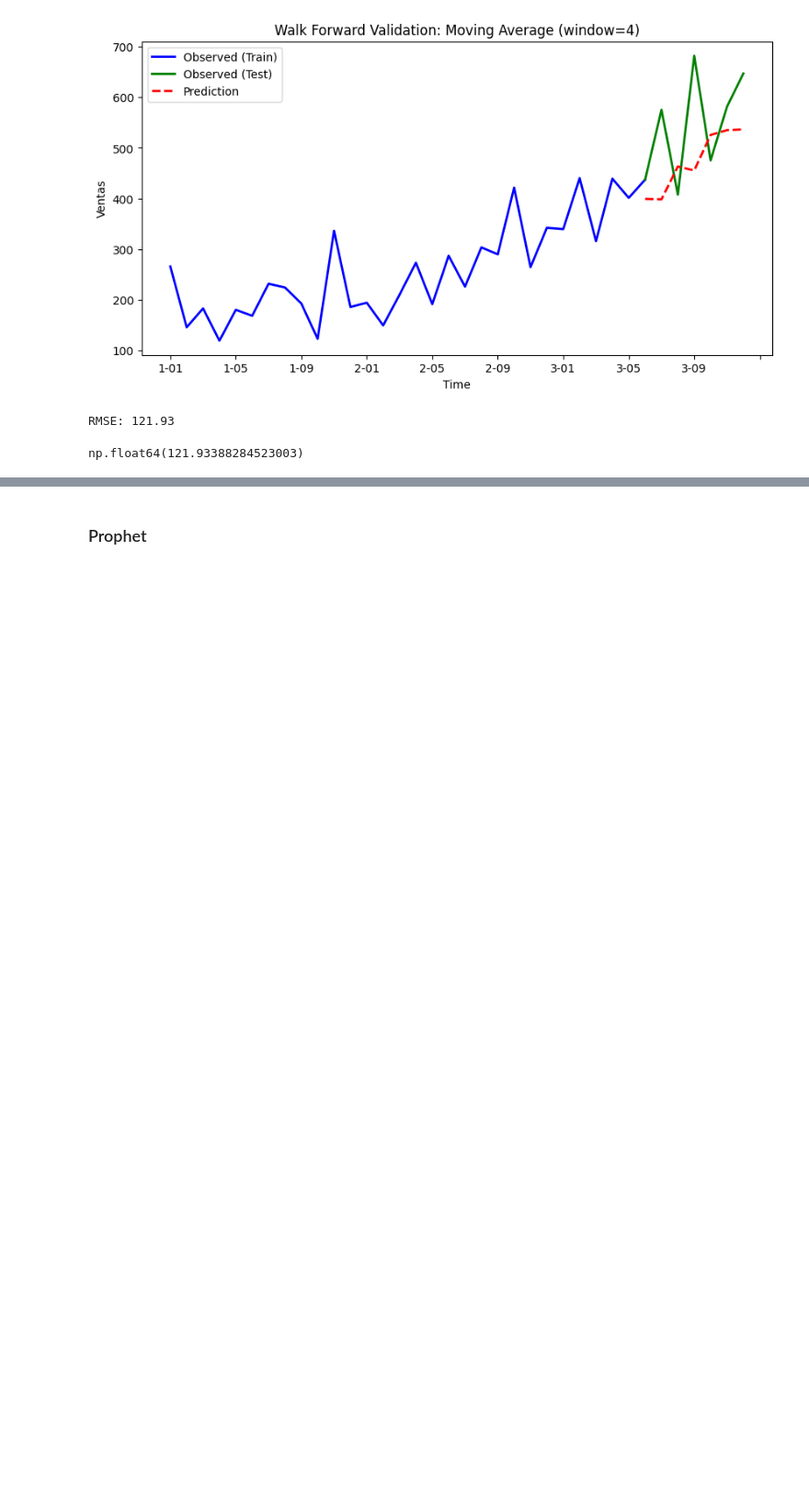
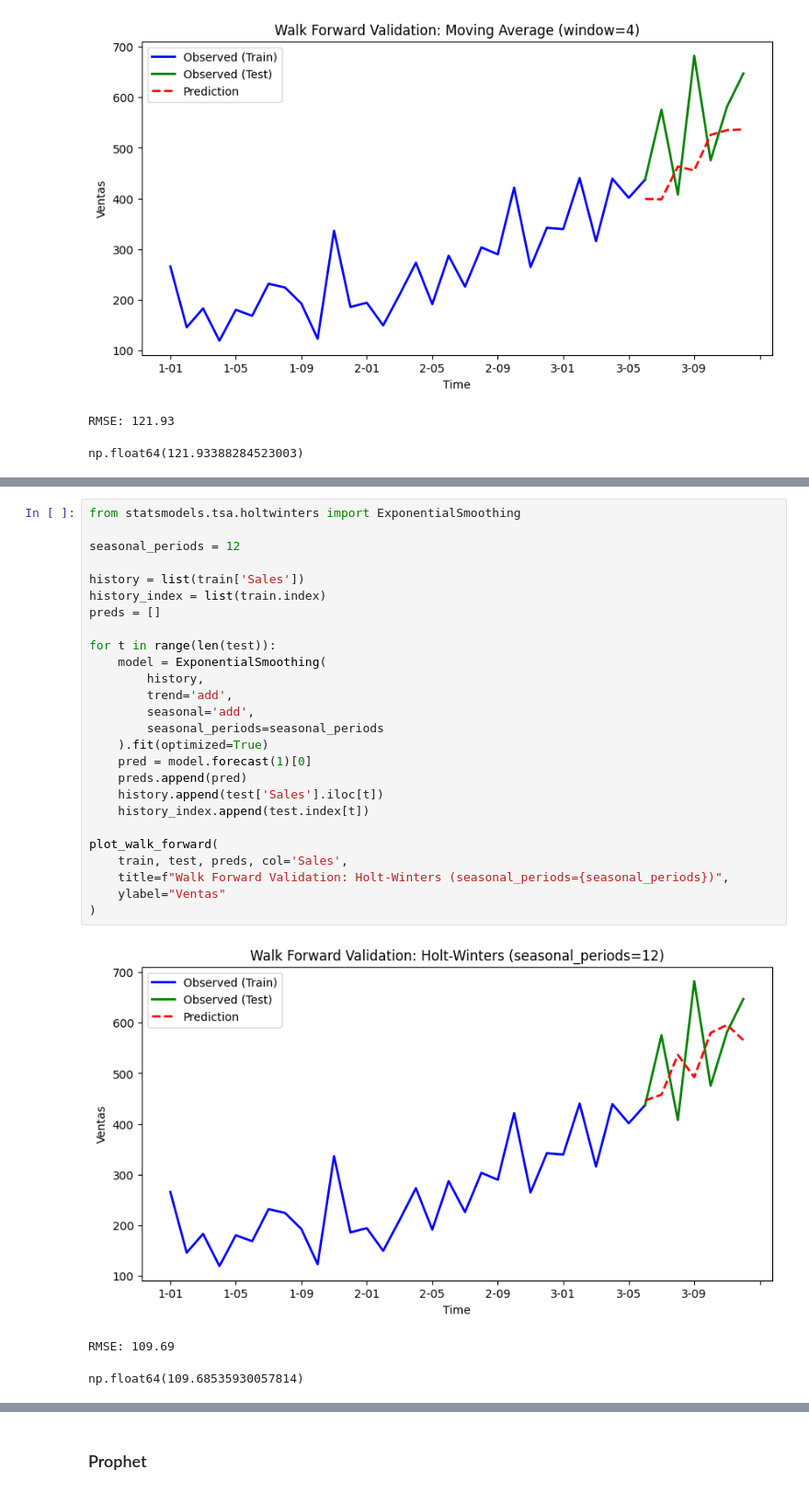
Before and after one commit to Its-Japo/DataScience, a Jupyter notebook: Lab1/main.ipynb, the cells around one changed output, grey strips where cells are left out. Shown at 92% size. Saved outputs shown, nothing was run; the diff lists cells and outputs as text; blank space fills up the shorter version.

```diff
--- a/Lab1/main.ipynb
+++ b/Lab1/main.ipynb
@@ -180,0 +226,30 @@ np.float64(111.5106230258761)
+# %%
+from statsmodels.tsa.holtwinters import ExponentialSmoothing
+
+seasonal_periods = 12
+
+history = list(train['Sales'])
+history_index = list(train.index)
+preds = []
+
+for t in range(len(test)):
+    model = ExponentialSmoothing(
+        history,
+        trend='add',
+        seasonal='add',
+        seasonal_periods=seasonal_periods
+    ).fit(optimized=True)
+    pred = model.forecast(1)[0]
+    preds.append(pred)
+    history.append(test['Sales'].iloc[t])
+    history_index.append(test.index[t])
+
+plot_walk_forward(
+    train, test, preds, col='Sales',
+    title=f"Walk Forward Validation: Holt-Winters (seasonal_periods={seasonal_periods})",
+    ylabel="Ventas"
+)
+# %% [output]
+[figure, added]
+RMSE: 109.69
+np.float64(109.68535930057814)
```
Also changed, not shown: parts of 13 cells of this notebook.
